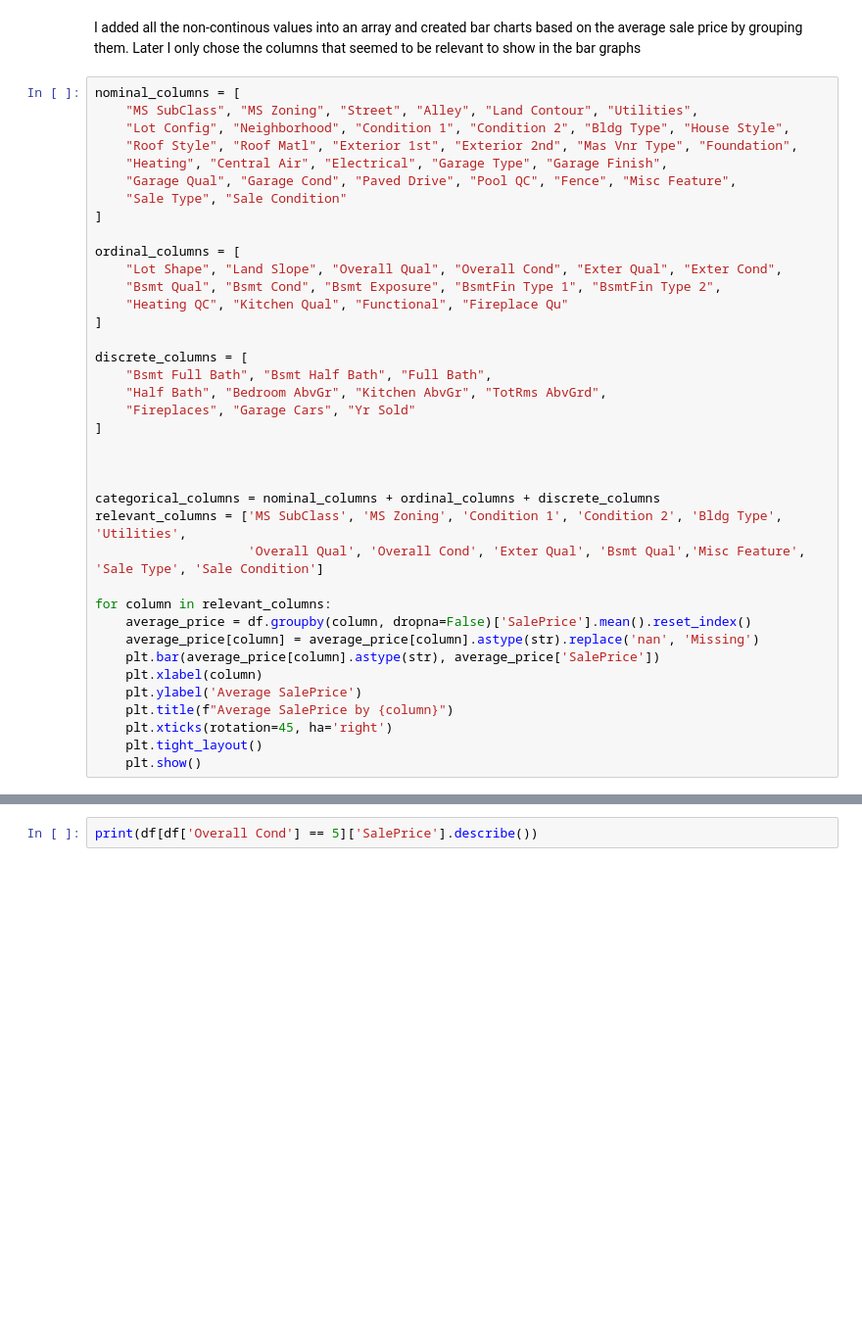
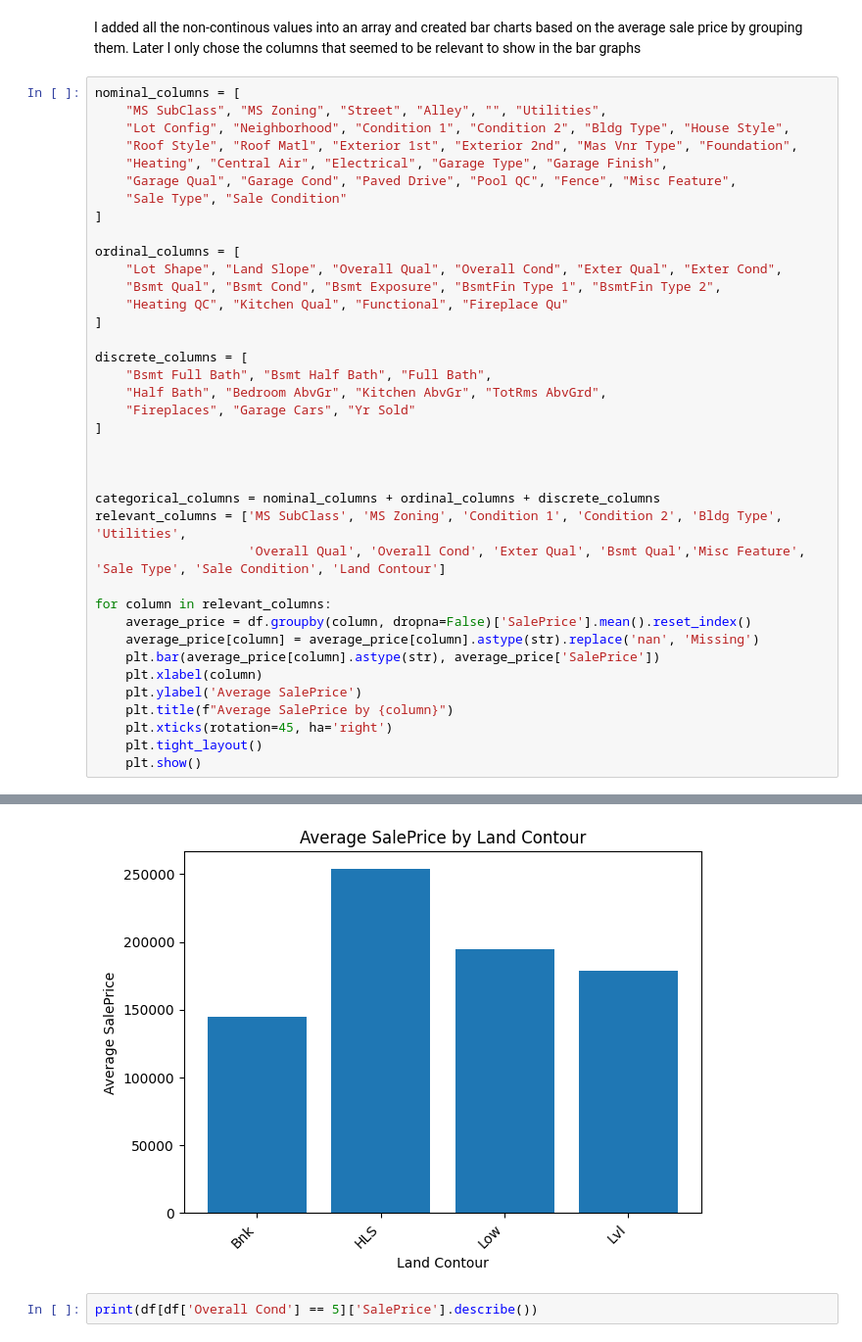
Before and after one commit to VoinaRares/ML-Lab1, a Jupyter notebook: Lab 1/lab1.ipynb, the cells around one changed output, grey strips where cells are left out. Shown at 98% size. Drawn from its saved outputs; the diff is of its cells as text; blank space fills up the shorter version.

```diff
--- a/Lab 1/lab1.ipynb
+++ b/Lab 1/lab1.ipynb
@@ -204,7 +204,7 @@ SalePrice  has  1032  unique values
 I added all the non-continous values into an array and created bar charts based on the average sale price by grouping them. Later I only chose the columns that seemed to be relevant to show in the bar graphs
 # %%
 nominal_columns = [
-    "MS SubClass", "MS Zoning", "Street", "Alley", "Land Contour", "Utilities",
+    "MS SubClass", "MS Zoning", "Street", "Alley", "", "Utilities",
     "Lot Config", "Neighborhood", "Condition 1", "Condition 2", "Bldg Type", "House Style",
     "Roof Style", "Roof Matl", "Exterior 1st", "Exterior 2nd", "Mas Vnr Type", "Foundation",
     "Heating", "Central Air", "Electrical", "Garage Type", "Garage Finish",
@@ -226,34 +226,35 @@ discrete_columns = [
 
 
 
 categorical_columns = nominal_columns + ordinal_columns + discrete_columns
 relevant_columns = ['MS SubClass', 'MS Zoning', 'Condition 1', 'Condition 2', 'Bldg Type', 'Utilities',
-                    'Overall Qual', 'Overall Cond', 'Exter Qual', 'Bsmt Qual','Misc Feature', 'Sale Type', 'Sale Condition']
+                    'Overall Qual', 'Overall Cond', 'Exter Qual', 'Bsmt Qual','Misc Feature', 'Sale Type', 'Sale Condition', 'Land Contour']
 
 for column in relevant_columns:
     average_price = df.groupby(column, dropna=False)['SalePrice'].mean().reset_index()
     average_price[column] = average_price[column].astype(str).replace('nan', 'Missing')
     plt.bar(average_price[column].astype(str), average_price['SalePrice'])
     plt.xlabel(column)
     plt.ylabel('Average SalePrice')
     plt.title(f"Average SalePrice by {column}")
     plt.xticks(rotation=45, ha='right')
     plt.tight_layout()
     plt.show()
 # %% [output]
 [figure]
 [figure]
 [figure]
 [figure]
 [figure]
 [figure]
 [figure]
 [figure]
 [figure]
 [figure]
 [figure]
 [figure]
 [figure]
+[figure, added]
 # %%
 print(df[df['Overall Cond'] == 5]['SalePrice'].describe())
 # %% [output]
```
Also changed, not shown: 1 other file.
